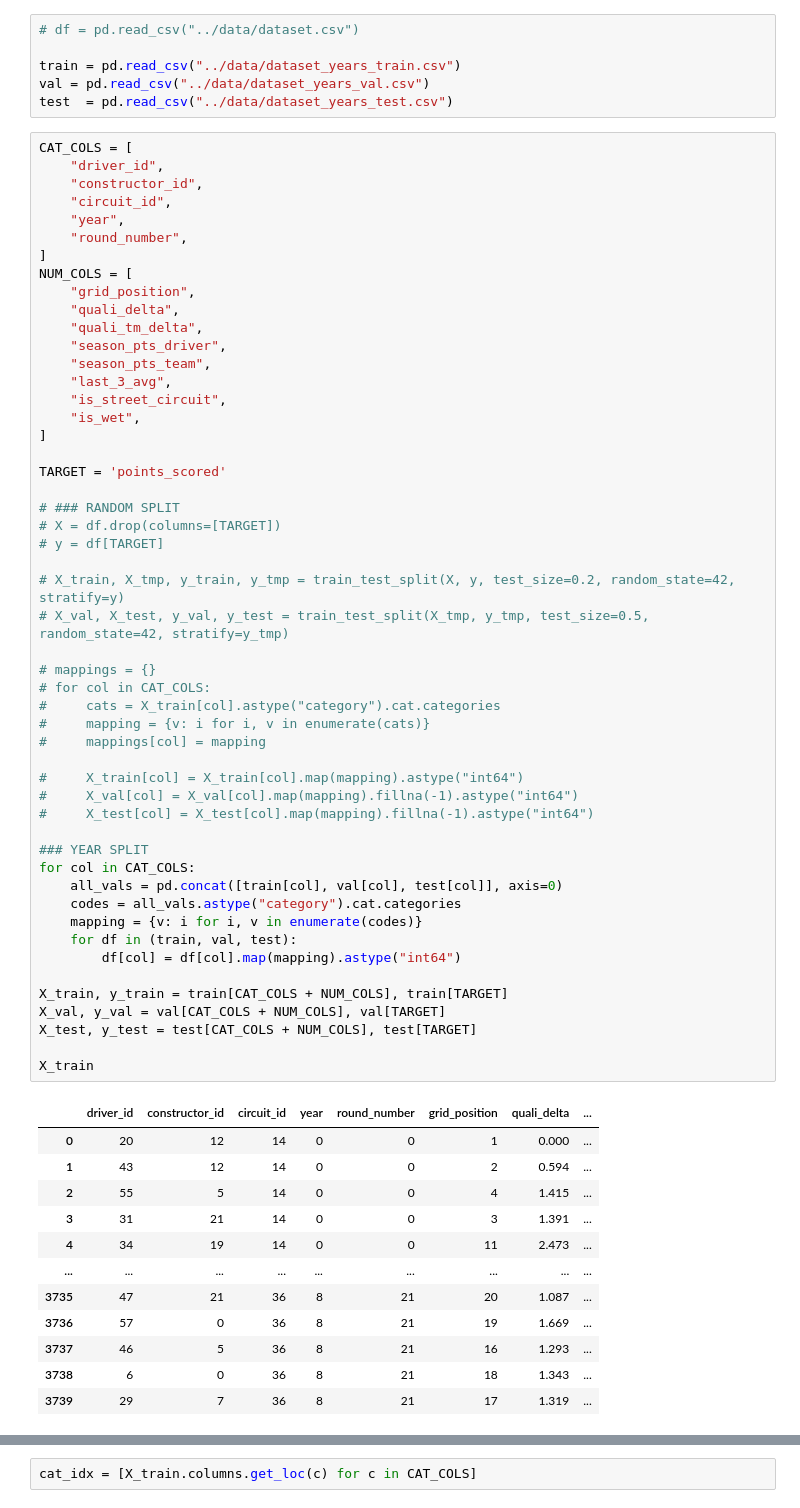
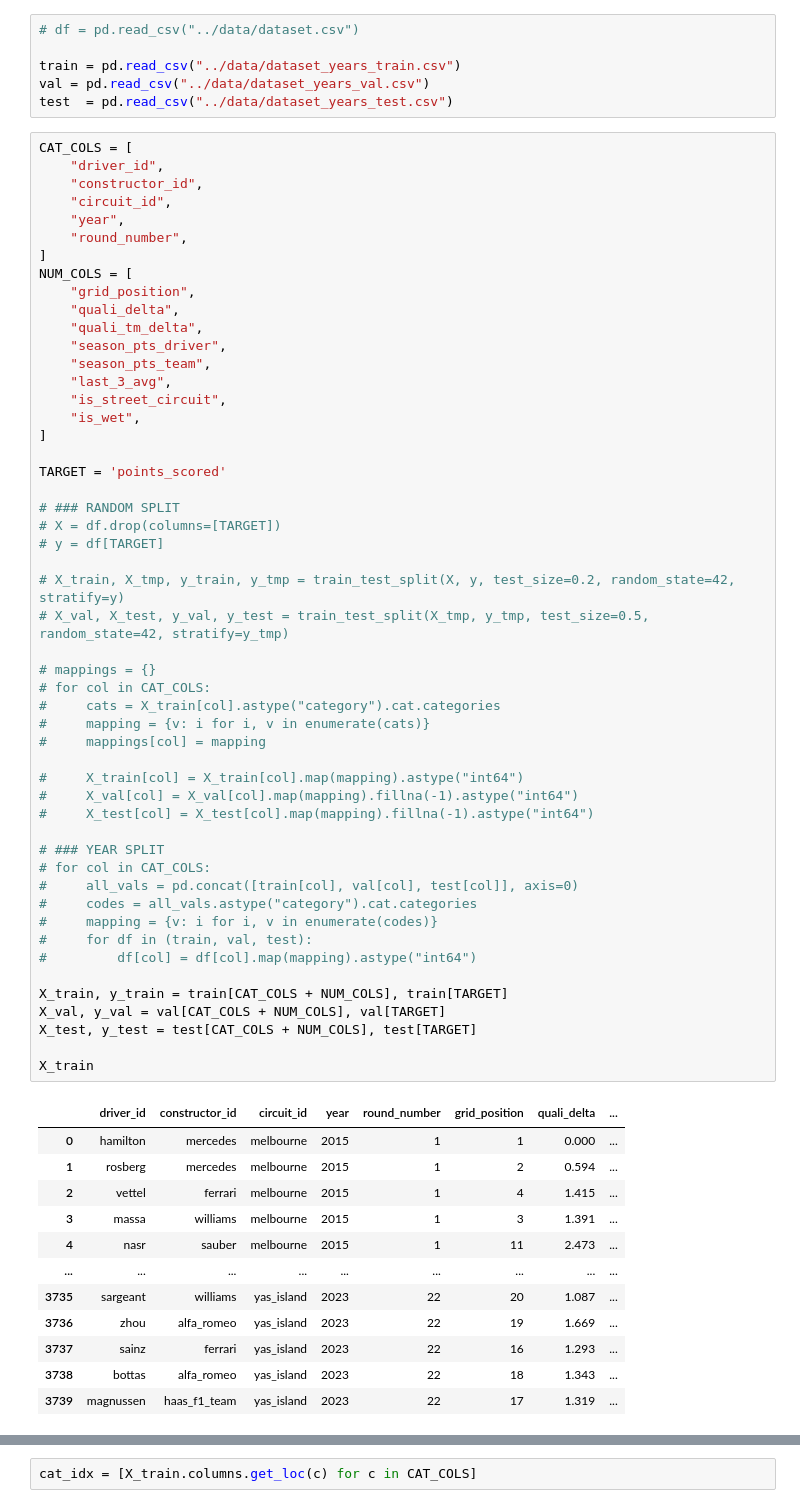
Before and after one commit to mcfiet/dl-project, a Jupyter notebook: scripts/tabpfn.ipynb, the cells around one changed output, grey strips where cells are left out. Saved outputs shown, nothing was run; the diff lists cells and outputs as text.

```diff
--- a/scripts/tabpfn.ipynb
+++ b/scripts/tabpfn.ipynb
@@ -34,51 +34,51 @@ NUM_COLS = [
     "is_wet",
 ]
 
 TARGET = 'points_scored'
 
 # ### RANDOM SPLIT
 # X = df.drop(columns=[TARGET])
 # y = df[TARGET]
 
 # X_train, X_tmp, y_train, y_tmp = train_test_split(X, y, test_size=0.2, random_state=42, stratify=y)
 # X_val, X_test, y_val, y_test = train_test_split(X_tmp, y_tmp, test_size=0.5, random_state=42, stratify=y_tmp)
 
 # mappings = {}
 # for col in CAT_COLS:
 #     cats = X_train[col].astype("category").cat.categories
 #     mapping = {v: i for i, v in enumerate(cats)}
 #     mappings[col] = mapping
 
 #     X_train[col] = X_train[col].map(mapping).astype("int64")
 #     X_val[col] = X_val[col].map(mapping).fillna(-1).astype("int64")
 #     X_test[col] = X_test[col].map(mapping).fillna(-1).astype("int64")
 
-### YEAR SPLIT
-for col in CAT_COLS:
-    all_vals = pd.concat([train[col], val[col], test[col]], axis=0)
-    codes = all_vals.astype("category").cat.categories
-    mapping = {v: i for i, v in enumerate(codes)}
-    for df in (train, val, test):
-        df[col] = df[col].map(mapping).astype("int64")
+# ### YEAR SPLIT
+# for col in CAT_COLS:
+#     all_vals = pd.concat([train[col], val[col], test[col]], axis=0)
+#     codes = all_vals.astype("category").cat.categories
+#     mapping = {v: i for i, v in enumerate(codes)}
+#     for df in (train, val, test):
+#         df[col] = df[col].map(mapping).astype("int64")
 
 X_train, y_train = train[CAT_COLS + NUM_COLS], train[TARGET]
 X_val, y_val = val[CAT_COLS + NUM_COLS], val[TARGET]
 X_test, y_test = test[CAT_COLS + NUM_COLS], test[TARGET]
 
 X_train
 # %% [output]
 |  | driver_id | constructor_id | circuit_id | year | round_number | grid_position | quali_delta | ... |
-| 0 | 20 | 12 | 14 | 0 | 0 | 1 | 0.000 | ... |
-| 1 | 43 | 12 | 14 | 0 | 0 | 2 | 0.594 | ... |
-| 2 | 55 | 5 | 14 | 0 | 0 | 4 | 1.415 | ... |
-| 3 | 31 | 21 | 14 | 0 | 0 | 3 | 1.391 | ... |
-| 4 | 34 | 19 | 14 | 0 | 0 | 11 | 2.473 | ... |
+| 0 | hamilton | mercedes | melbourne | 2015 | 1 | 1 | 0.000 | ... |
+| 1 | rosberg | mercedes | melbourne | 2015 | 1 | 2 | 0.594 | ... |
+| 2 | vettel | ferrari | melbourne | 2015 | 1 | 4 | 1.415 | ... |
+| 3 | massa | williams | melbourne | 2015 | 1 | 3 | 1.391 | ... |
+| 4 | nasr | sauber | melbourne | 2015 | 1 | 11 | 2.473 | ... |
 | ... | ... | ... | ... | ... | ... | ... | ... | ... |
-| 3735 | 47 | 21 | 36 | 8 | 21 | 20 | 1.087 | ... |
-| 3736 | 57 | 0 | 36 | 8 | 21 | 19 | 1.669 | ... |
-| 3737 | 46 | 5 | 36 | 8 | 21 | 16 | 1.293 | ... |
-| 3738 | 6 | 0 | 36 | 8 | 21 | 18 | 1.343 | ... |
-| 3739 | 29 | 7 | 36 | 8 | 21 | 17 | 1.319 | ... |
+| 3735 | sargeant | williams | yas_island | 2023 | 22 | 20 | 1.087 | ... |
+| 3736 | zhou | alfa_romeo | yas_island | 2023 | 22 | 19 | 1.669 | ... |
+| 3737 | sainz | ferrari | yas_island | 2023 | 22 | 16 | 1.293 | ... |
+| 3738 | bottas | alfa_romeo | yas_island | 2023 | 22 | 18 | 1.343 | ... |
+| 3739 | magnussen | haas_f1_team | yas_island | 2023 | 22 | 17 | 1.319 | ... |
 3740 rows × 13 columns
 # %%
 cat_idx = [X_train.columns.get_loc(c) for c in CAT_COLS]
```
Also changed, not shown: parts of 3 cells of this notebook.
